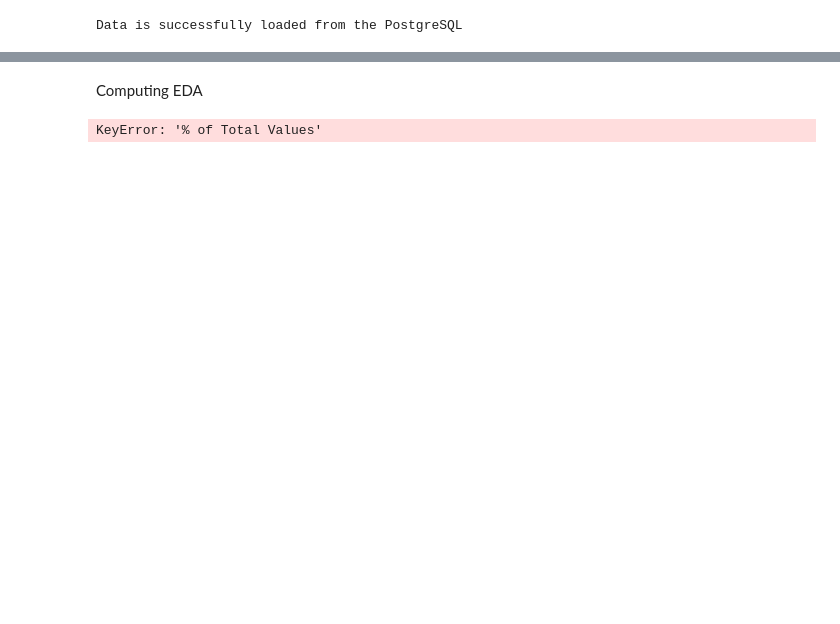
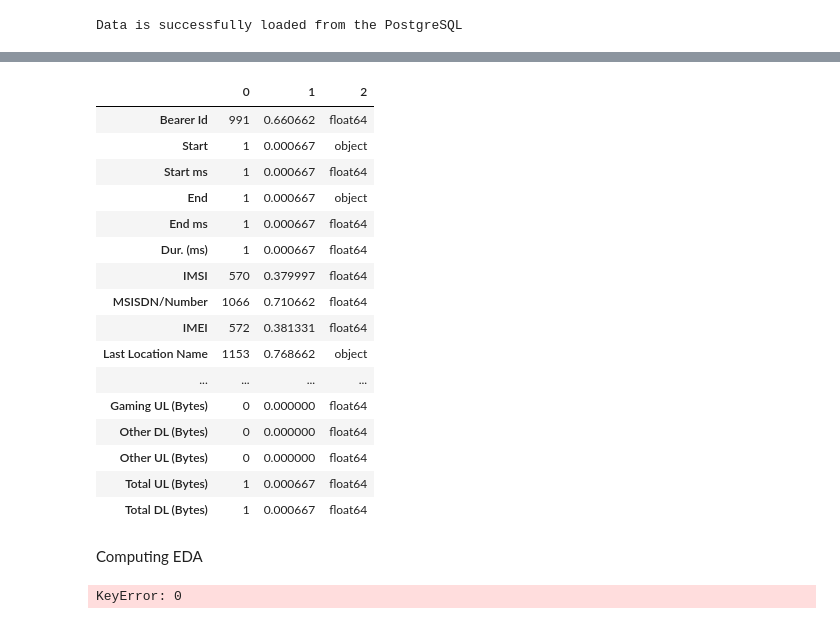
Before and after one commit to irandufa/KAIM_Week2_Challenge, a Jupyter notebook: notebook/postgres_load.ipynb, the cells around one changed output, grey strips where cells are left out. Drawn from its saved outputs; the diff is of its cells as text; code cells hidden in the pictures; blank space fills up the shorter version.

```diff
--- a/notebook/postgres_load.ipynb
+++ b/notebook/postgres_load.ipynb
@@ -19,3 +70,31 @@ Data is successfully loaded from the PostgreSQL
+# %%
+mis_value=df.isnull().sum() #to calculate the total number of missing values in our dataset
+mis_value_percent=100*df.isnull().sum()/len(df)
+mis_value_dtype=df.dtypes
+# %%
+mis_value_table=pd.concat([mis_value, mis_value_percent, mis_value_dtype], axis=1)
+mis_value_table_run_column=mis_value_table.rename(columns={0: 'Missing Values', 1: '% of Total Values', 2: 'Dtypes'})
+mis_value_table_run_column=mis_value_table_run_column[mis_value_table_run_column.iloc[:, 1] !=0].sort_values('% of Total Values', ascending=False).round(1)
+mis_value_table
+#print("Your selected dataframe has" + str(df.shape[1])+"columns \n" "There Are" +str(mis_value_table_run_column[0])+"Column that have a missing values")
+# %% [output]
+|  | 0 | 1 | 2 |
+| Bearer Id | 991 | 0.660662 | float64 |
+| Start | 1 | 0.000667 | object |
+| Start ms | 1 | 0.000667 | float64 |
+| End | 1 | 0.000667 | object |
+| End ms | 1 | 0.000667 | float64 |
+| Dur. (ms) | 1 | 0.000667 | float64 |
+| IMSI | 570 | 0.379997 | float64 |
+| MSISDN/Number | 1066 | 0.710662 | float64 |
+| IMEI | 572 | 0.381331 | float64 |
+| Last Location Name | 1153 | 0.768662 | object |
+| ... | ... | ... | ... |
+| Gaming UL (Bytes) | 0 | 0.000000 | float64 |
+| Other DL (Bytes) | 0 | 0.000000 | float64 |
+| Other UL (Bytes) | 0 | 0.000000 | float64 |
+| Total UL (Bytes) | 1 | 0.000667 | float64 |
+| Total DL (Bytes) | 1 | 0.000667 | float64 |
 # %%
 def missing_value_handler(df):
     mis_value=df.isnull().sum() #to calculate the total number of missing values in our dataset
@@ -32,4 +111,4 @@ Computing EDA
 # %%
 m=missing_value_handler(df)
 # %% [output]
-KeyError: '% of Total Values'
+KeyError: 0
```
Also changed, not shown: parts of 6 cells of this notebook, 3 other files.
